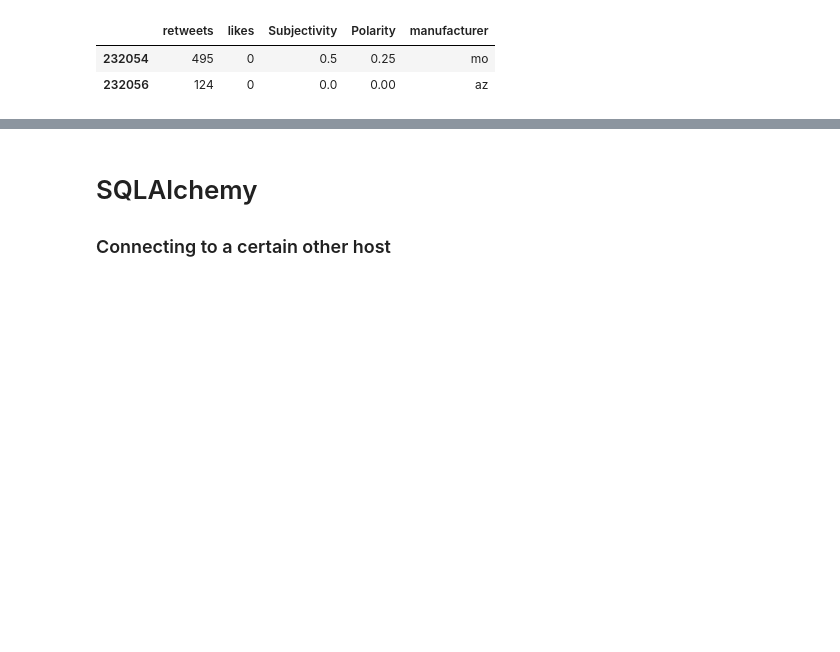
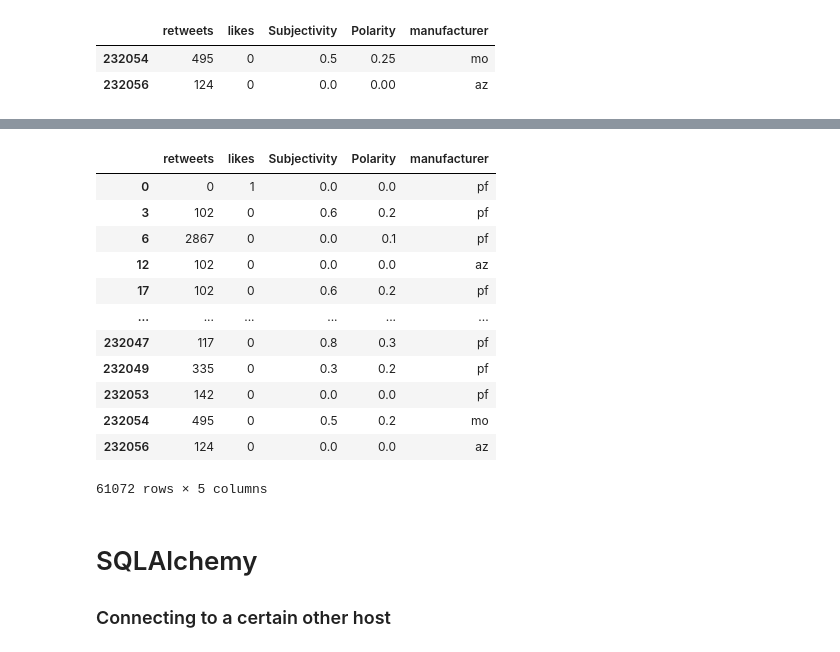
Before and after one commit to NikitaCase/COVID-Vaccine-Sentiment-Analysis, a Jupyter notebook: herd-sentiment/get_and_clean_tweets.ipynb, the cells around one changed output, grey strips where cells are left out. Cells and saved outputs as stored; diff of their text form; code cells hidden in the pictures; blank space fills up the shorter version.

```diff
--- a/herd-sentiment/get_and_clean_tweets.ipynb
+++ b/herd-sentiment/get_and_clean_tweets.ipynb
@@ -347,0 +367,18 @@ manufacturer_df.tail(2)
+# %%
+manufacturer_df['Subjectivity'] = manufacturer_df['Subjectivity'].round(decimals=1)
+manufacturer_df['Polarity'] = manufacturer_df['Polarity'].round(decimals=1)
+manufacturer_df
+# %% [output]
+|  | retweets | likes | Subjectivity | Polarity | manufacturer |
+| 0 | 0 | 1 | 0.0 | 0.0 | pf |
+| 3 | 102 | 0 | 0.6 | 0.2 | pf |
+| 6 | 2867 | 0 | 0.0 | 0.1 | pf |
+| 12 | 102 | 0 | 0.0 | 0.0 | az |
+| 17 | 102 | 0 | 0.6 | 0.2 | pf |
+| ... | ... | ... | ... | ... | ... |
+| 232047 | 117 | 0 | 0.8 | 0.3 | pf |
+| 232049 | 335 | 0 | 0.3 | 0.2 | pf |
+| 232053 | 142 | 0 | 0.0 | 0.0 | pf |
+| 232054 | 495 | 0 | 0.5 | 0.2 | mo |
+| 232056 | 124 | 0 | 0.0 | 0.0 | az |
+61072 rows × 5 columns
```
Also changed, not shown: parts of 5 cells of this notebook, 13 other files.
